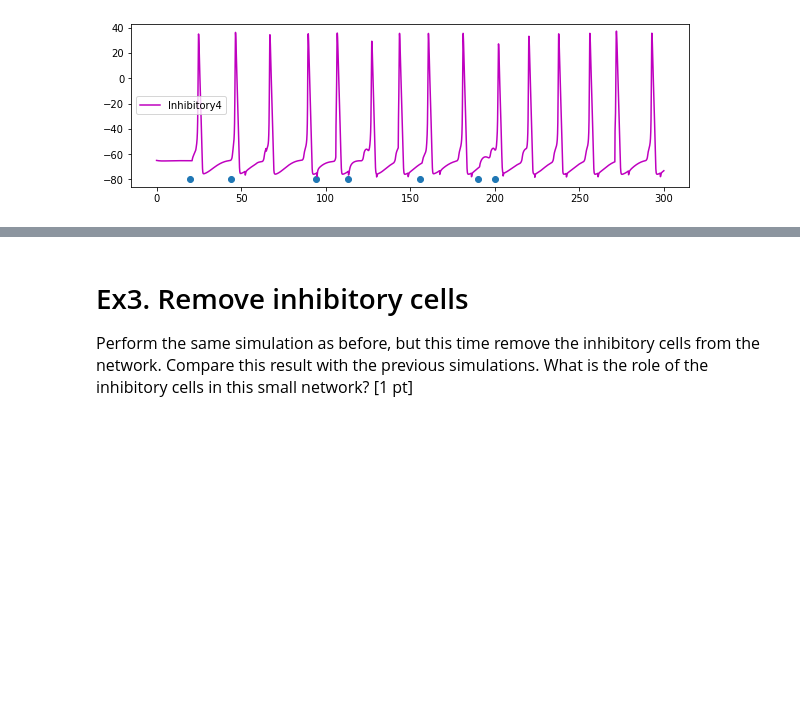
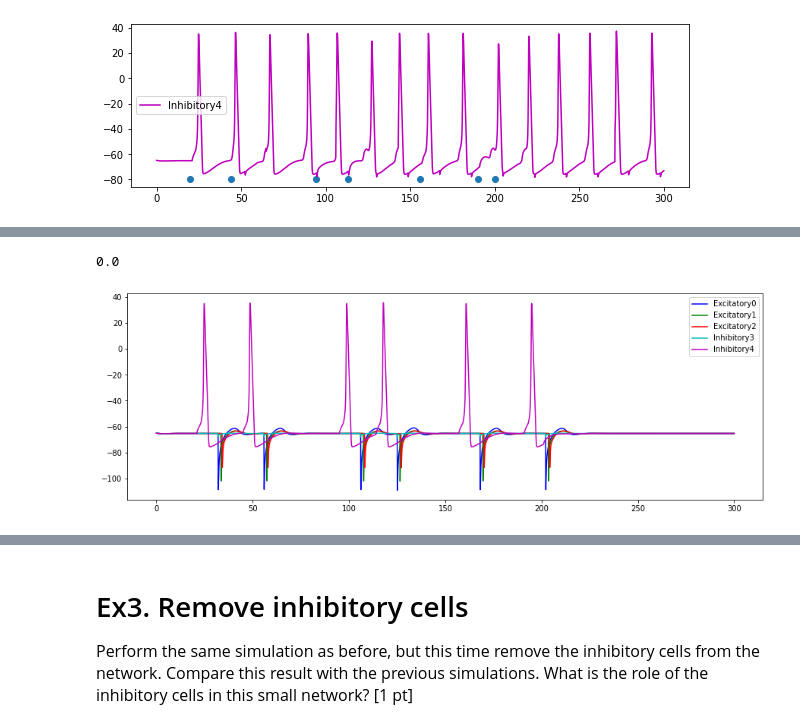
Before and after one commit to jjt20/InSilicoClass, a Jupyter notebook: my_notebooks/week10/Week10_HomeWork.ipynb, the cells around one changed output, grey strips where cells are left out. Cells and saved outputs as stored; diff of their text form; code cells hidden in the pictures; blank space fills up the shorter version.

```diff
--- a/my_notebooks/week10/Week10_HomeWork.ipynb
+++ b/my_notebooks/week10/Week10_HomeWork.ipynb
@@ -525,0 +537,18 @@ plt.show()
+# %%
+h.finitialize(-65)
+h.continuerun(300)
+# %% [output]
+0.0
+# %%
+colors = ['b', 'g', 'r', 'c', 'm', 'y', 'k', 'w']
+plt.figure(figsize=(15,5))
+for idx, v in enumerate(v_traces):
+    if idx<=2:
+        plt.plot(time, v, label='Excitatory%d'%idx, color=colors[idx])
+    else:
+        plt.plot(time, v, label='Inhibitory%d'%idx, color=colors[idx])
+
+plt.legend()
+plt.show()
+# %% [output]
+[figure, added]
```
Also changed, not shown: parts of 11 cells of this notebook, 3 other files.
